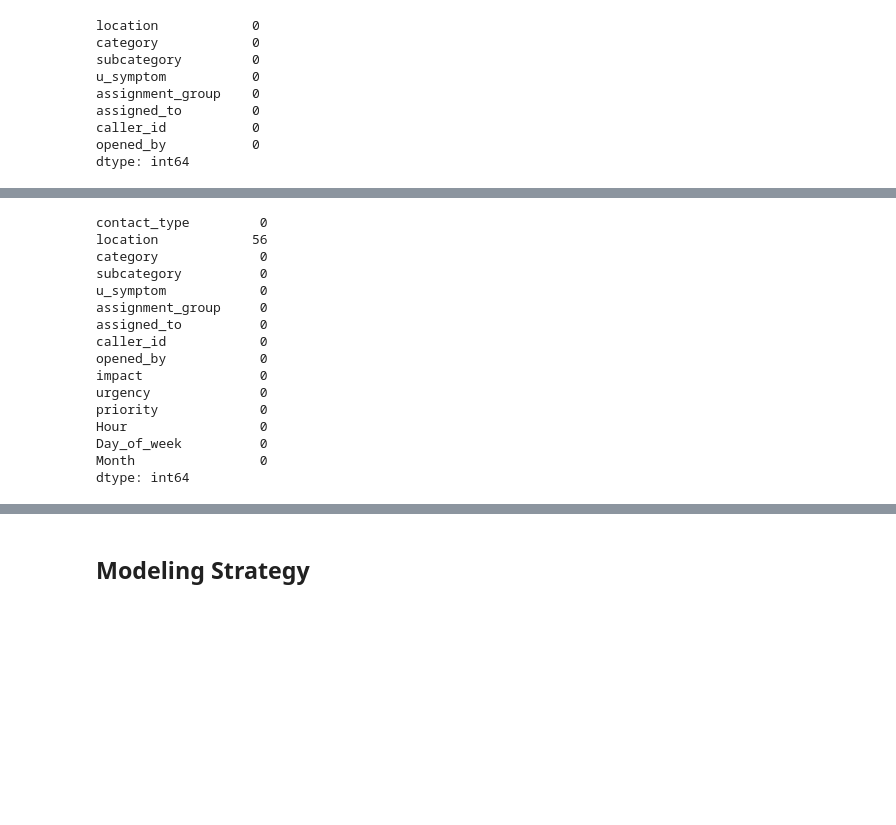
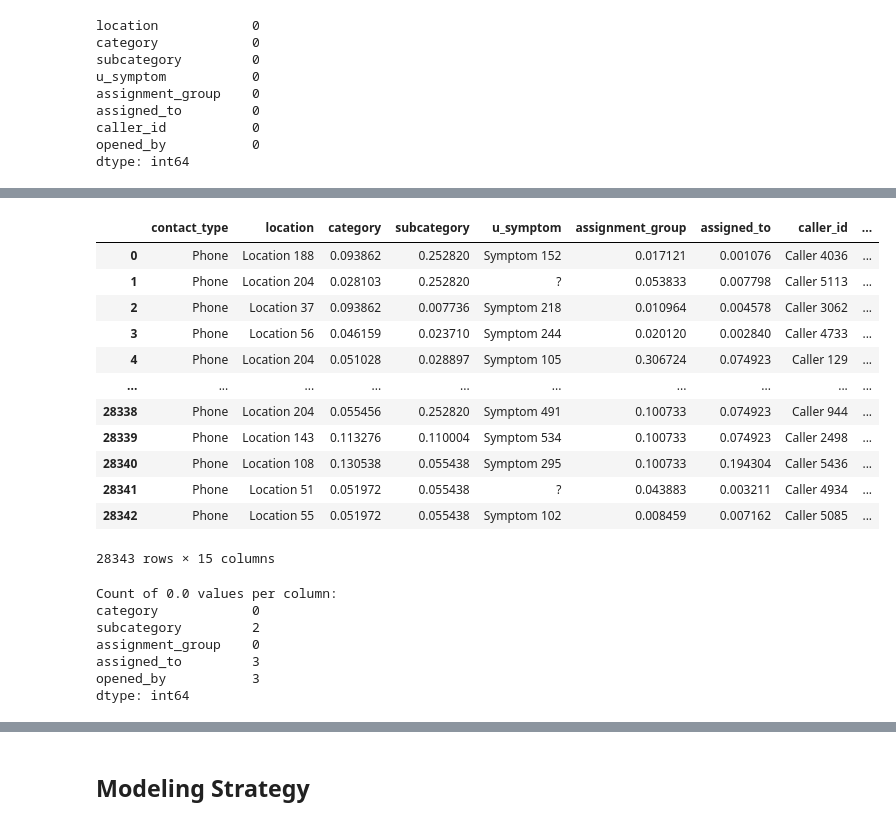
Before and after one commit to pinnusaikiran/AI-incident-intelligence-platform, a Jupyter notebook: notebooks/modeling/05_model_training.ipynb, the cells around one changed output, grey strips where cells are left out. Cells and saved outputs as stored; diff of their text form; code cells hidden in the pictures; blank space fills up the shorter version.

```diff
--- a/notebooks/modeling/05_model_training.ipynb
+++ b/notebooks/modeling/05_model_training.ipynb
@@ -196,20 +363,35 @@ X_train_clean=missing_values_pipeline.fit_transform(X_train)
+# %%
+encoder = FrequencyEncoder(unknown_value=0.0)
+encoder.fit(X_train)
+
+# Clean naming convention to keep track of splits
+X_test_encoded = encoder.transform(X_test)
+X_test_encoded
+# %% [output]
+|  | contact_type | location | category | subcategory | u_symptom | assignment_group | assigned_to | caller_id | ... |
+| 0 | Phone | Location 188 | 0.093862 | 0.252820 | Symptom 152 | 0.017121 | 0.001076 | Caller 4036 | ... |
+| 1 | Phone | Location 204 | 0.028103 | 0.252820 | ? | 0.053833 | 0.007798 | Caller 5113 | ... |
+| 2 | Phone | Location 37 | 0.093862 | 0.007736 | Symptom 218 | 0.010964 | 0.004578 | Caller 3062 | ... |
+| 3 | Phone | Location 56 | 0.046159 | 0.023710 | Symptom 244 | 0.020120 | 0.002840 | Caller 4733 | ... |
+| 4 | Phone | Location 204 | 0.051028 | 0.028897 | Symptom 105 | 0.306724 | 0.074923 | Caller 129 | ... |
+| ... | ... | ... | ... | ... | ... | ... | ... | ... | ... |
+| 28338 | Phone | Location 204 | 0.055456 | 0.252820 | Symptom 491 | 0.100733 | 0.074923 | Caller 944 | ... |
+| 28339 | Phone | Location 143 | 0.113276 | 0.110004 | Symptom 534 | 0.100733 | 0.074923 | Caller 2498 | ... |
+| 28340 | Phone | Location 108 | 0.130538 | 0.055438 | Symptom 295 | 0.100733 | 0.194304 | Caller 5436 | ... |
+| 28341 | Phone | Location 51 | 0.051972 | 0.055438 | ? | 0.043883 | 0.003211 | Caller 4934 | ... |
+| 28342 | Phone | Location 55 | 0.051972 | 0.055438 | Symptom 102 | 0.008459 | 0.007162 | Caller 5085 | ... |
+28343 rows × 15 columns
 # %%
-(X_train_clean=='Unknown_location').sum()
-# X_train.shape,X_train_clean.shape
+# Filters the DataFrame to only your processed columns and checks for 0.0
+zero_counts = (X_test_encoded[encoder.frequency_columns] == 0.0).sum()
+
+print("Count of 0.0 values per column:")
+print(zero_counts)
 # %% [output]
-contact_type         0
-location            56
-category             0
-subcategory          0
-u_symptom            0
-assignment_group     0
-assigned_to          0
-caller_id            0
-opened_by            0
-impact               0
-urgency              0
-priority             0
-Hour                 0
-Day_of_week          0
-Month                0
+Count of 0.0 values per column:
+category            0
+subcategory         2
+assignment_group    0
+assigned_to         3
+opened_by           3
 dtype: int64
```
Also changed, not shown: parts of 46 cells of this notebook.
